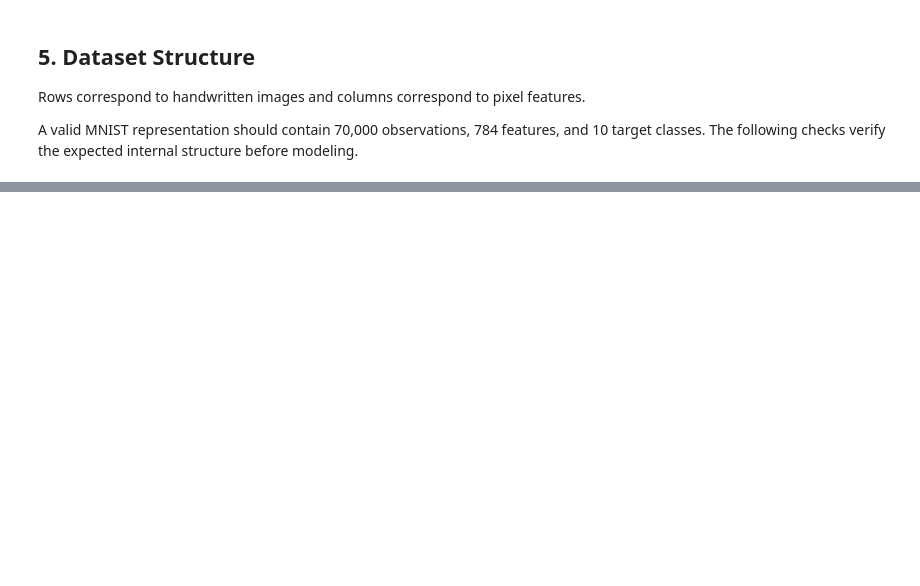
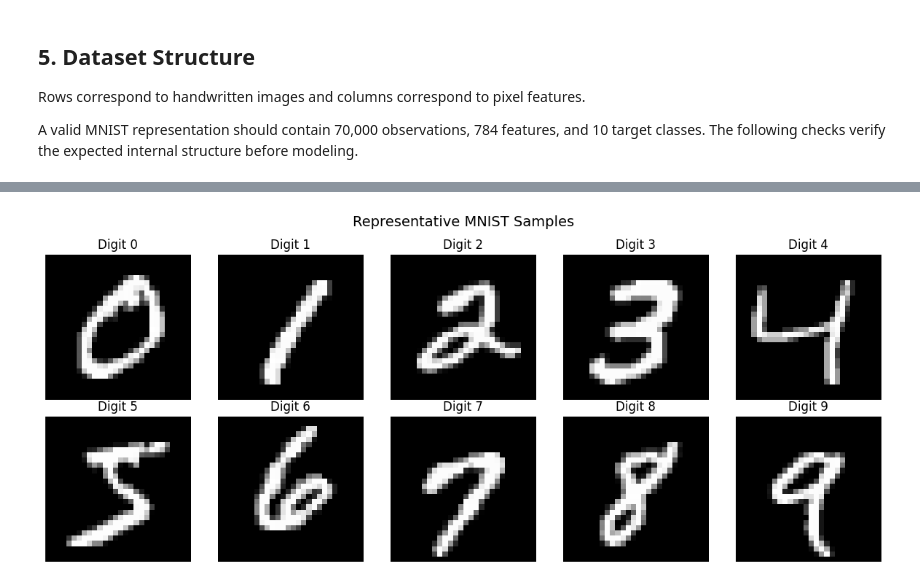
Before and after one commit to renan-leme/mnist-classification-SCTEC, a Jupyter notebook: mnist_classification_project.ipynb, the cells around one changed output, grey strips where cells are left out. Drawn from its saved outputs; the diff is of its cells as text; code cells hidden in the pictures; blank space fills up the shorter version.

```diff
--- a/mnist_classification_project.ipynb
+++ b/mnist_classification_project.ipynb
@@ -199,0 +319,19 @@ print("Dataset structure validation passed.")
+# %%
+fig, axes = plt.subplots(2, 5, figsize=(12, 5))
+
+for digit, ax in zip(range(NUM_CLASSES), axes.ravel()):
+    sample_index = np.where(y == digit)[0][0]
+    image = X[sample_index].reshape(IMAGE_HEIGHT, IMAGE_WIDTH)
+
+    ax.imshow(image, cmap="gray")
+    ax.set_title(f"Digit {digit}")
+    ax.axis("off")
+
+fig.suptitle("Representative MNIST Samples", fontsize=14)
+plt.tight_layout()
+
+sample_grid_path = DATASET_SAMPLES_DIR / "representative_mnist_digits.png"
+fig.savefig(sample_grid_path, dpi=150, bbox_inches="tight")
+plt.show()
+# %% [output]
+[figure, added]
```
Also changed, not shown: parts of 11 cells of this notebook, 2 other files.
